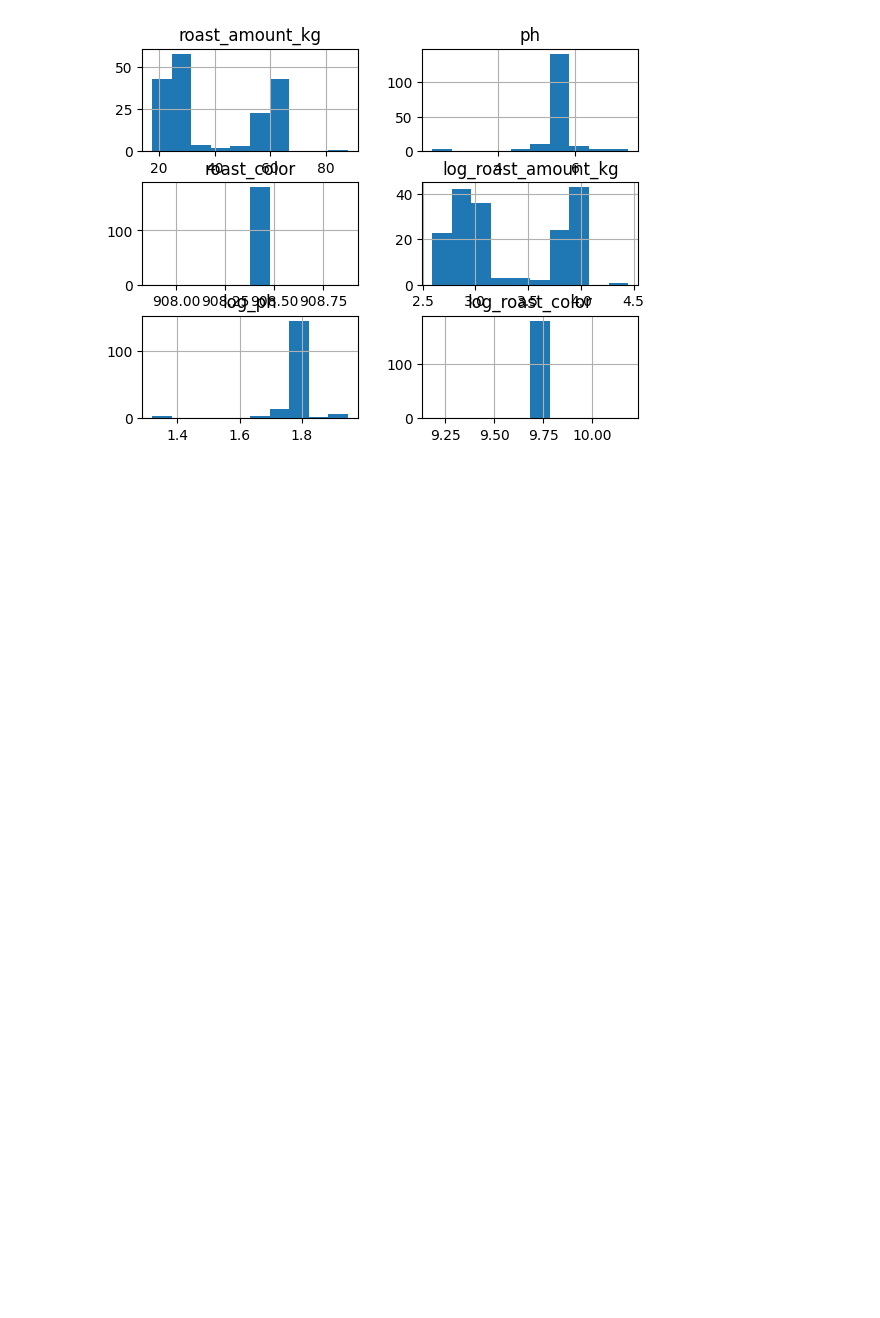
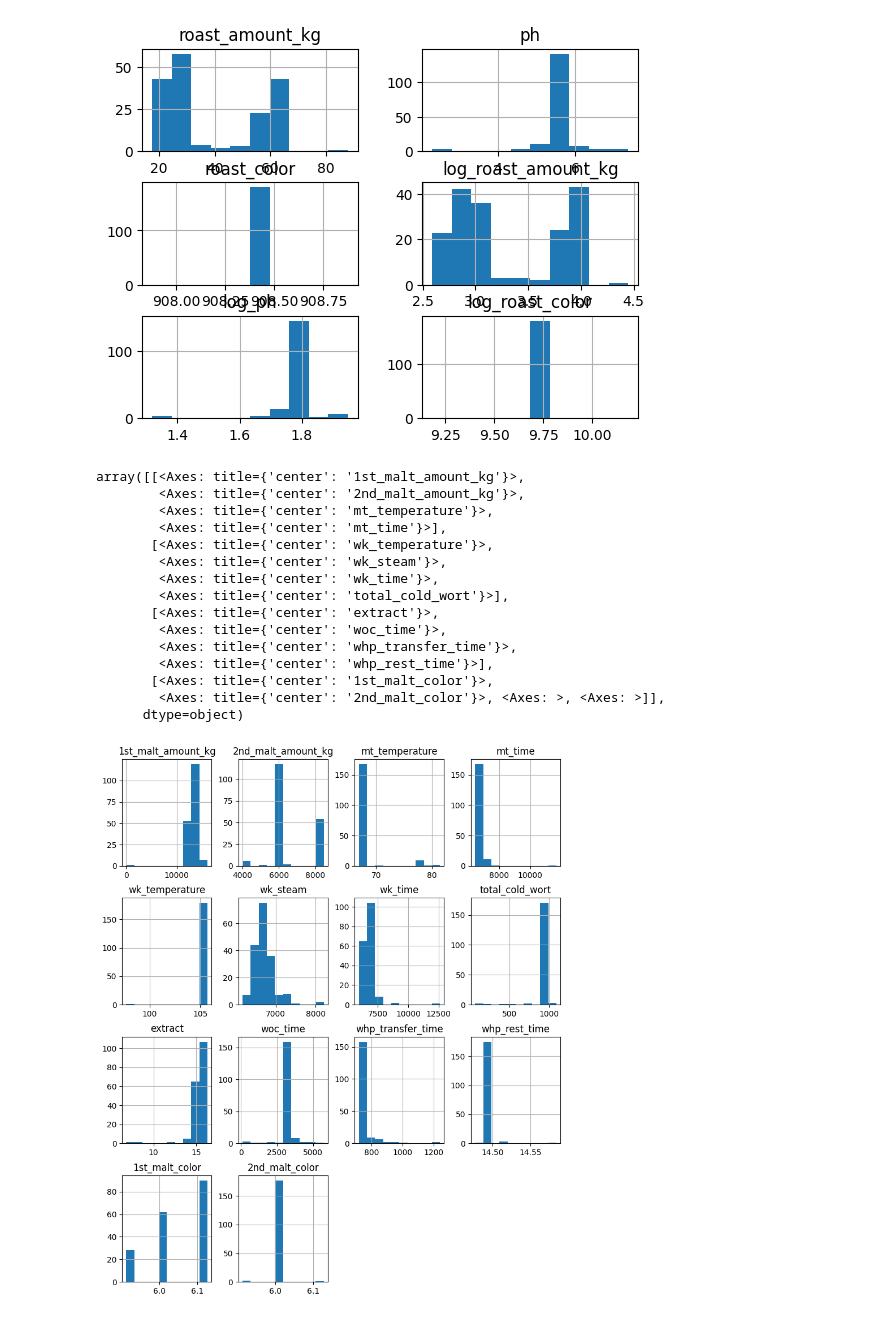
Before and after one commit to canutera/beer-color-prediction, a Jupyter notebook: notebooks/beer_color_prediction.ipynb, the cells around one changed output. Drawn from its saved outputs; the diff is of its cells as text; code cells hidden in the pictures; blank space fills up the shorter version.

```diff
--- a/notebooks/beer_color_prediction.ipynb
+++ b/notebooks/beer_color_prediction.ipynb
@@ -147,3 +147,22 @@ array([[<Axes: title={'center': 'roast_amount_kg'}>,
        [<Axes: title={'center': 'log_ph'}>,
         <Axes: title={'center': 'log_roast_color'}>]], dtype=object)
 [figure]
+# %%
+df[[col for col in feature_cols if col not in failed.columns]].hist(figsize=(10,12))
+# %% [output]
+array([[<Axes: title={'center': '1st_malt_amount_kg'}>,
+        <Axes: title={'center': '2nd_malt_amount_kg'}>,
+        <Axes: title={'center': 'mt_temperature'}>,
+        <Axes: title={'center': 'mt_time'}>],
+       [<Axes: title={'center': 'wk_temperature'}>,
+        <Axes: title={'center': 'wk_steam'}>,
+        <Axes: title={'center': 'wk_time'}>,
+        <Axes: title={'center': 'total_cold_wort'}>],
+       [<Axes: title={'center': 'extract'}>,
+        <Axes: title={'center': 'woc_time'}>,
+        <Axes: title={'center': 'whp_transfer_time'}>,
+        <Axes: title={'center': 'whp_rest_time'}>],
+       [<Axes: title={'center': '1st_malt_color'}>,
+        <Axes: title={'center': '2nd_malt_color'}>, <Axes: >, <Axes: >]],
+      dtype=object)
+[figure, added]
```
